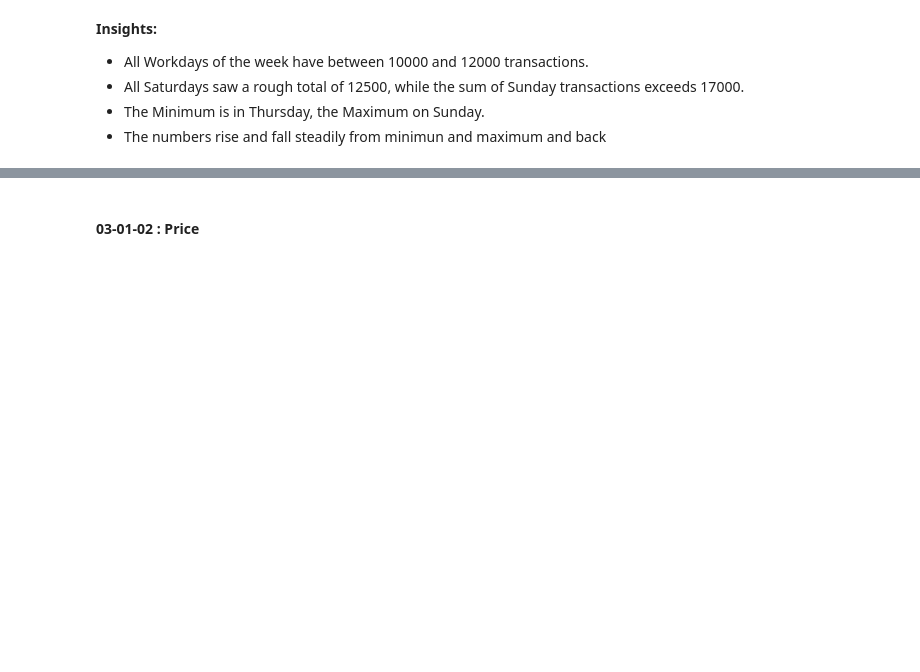
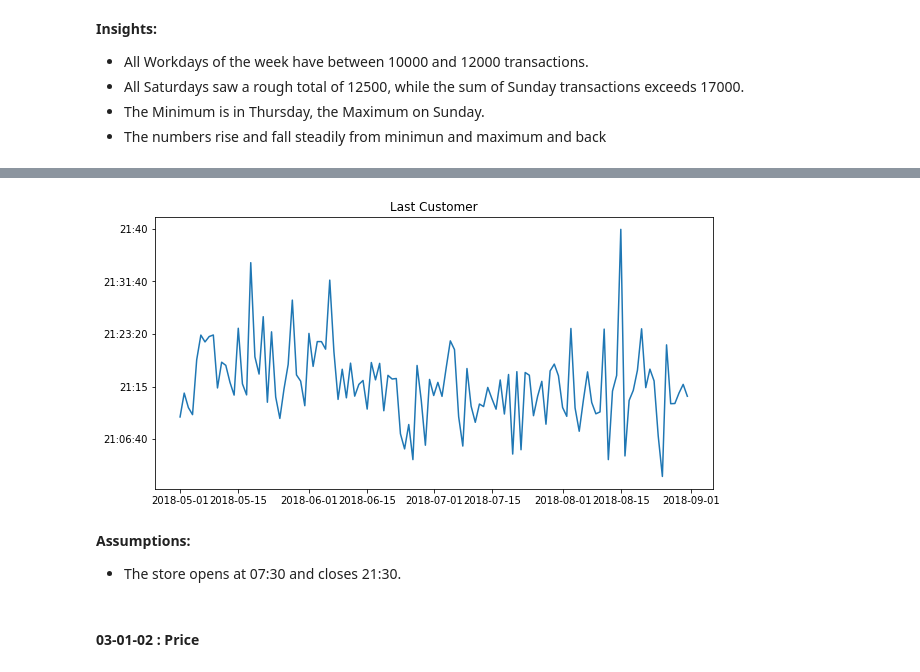
Before and after one commit to HRMNN/SuperMarket, a Jupyter notebook: SupMarTBD.ipynb, the cells around one changed output, grey strips where cells are left out. Saved outputs shown, nothing was run; the diff lists cells and outputs as text; code cells hidden in the pictures; blank space fills up the shorter version.

```diff
--- a/SupMarTBD.ipynb
+++ b/SupMarTBD.ipynb
@@ -109,3 +133,13 @@ plt.show()
+# %%
+plt.title("Last Customer")
+plt.plot(data_cln.resample("D", on = "time").max()["time"].dt.time)
+plt.ylabel("")
+plt.show()
+# %% [output]
+[figure, added]
+# %% [markdown]
+<b>Assumptions:</b><br>
+- The store opens at 07:30 and closes 21:30.<br>
 # %% [markdown]
 #### 03-01-02 : Price
 # %%
```
Also changed, not shown: parts of 23 cells of this notebook.
